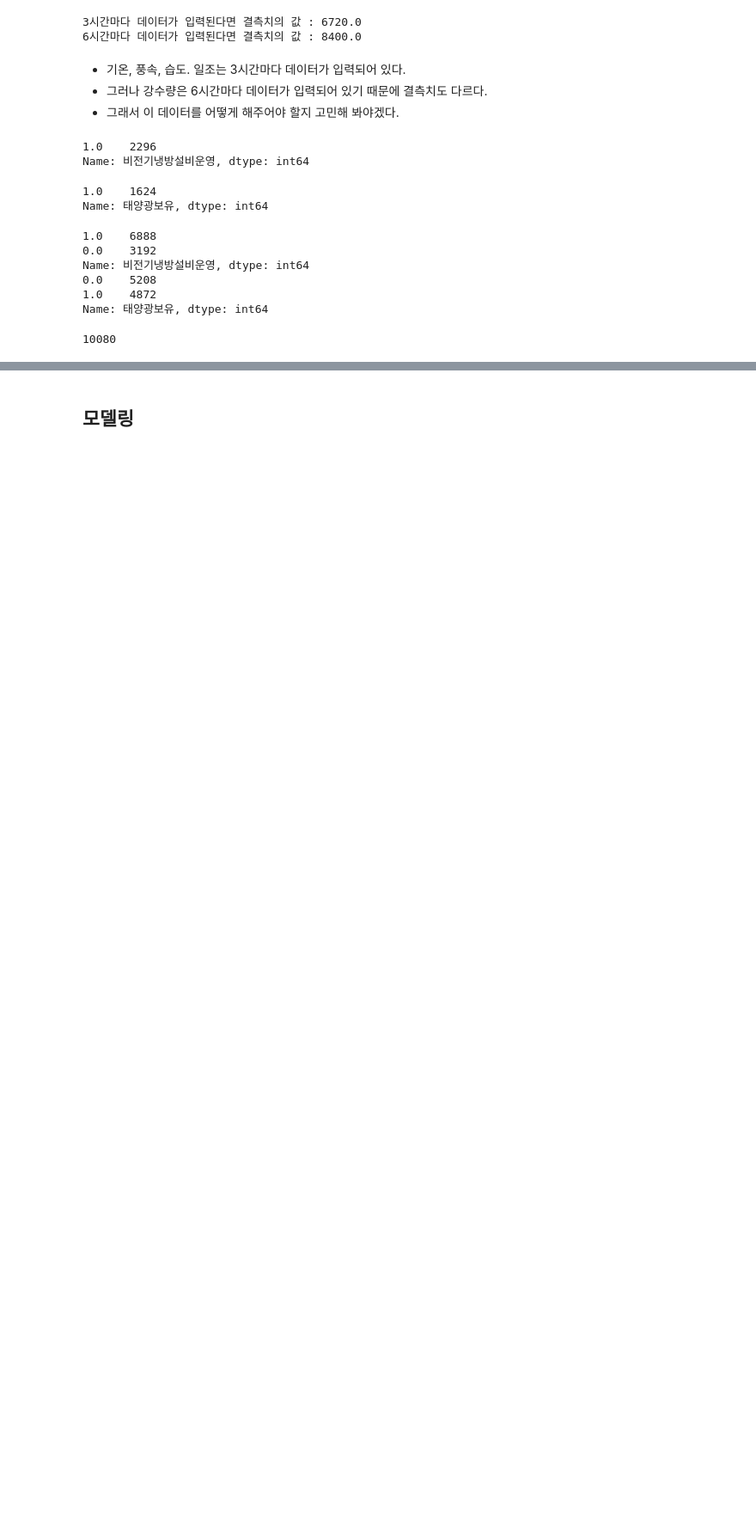
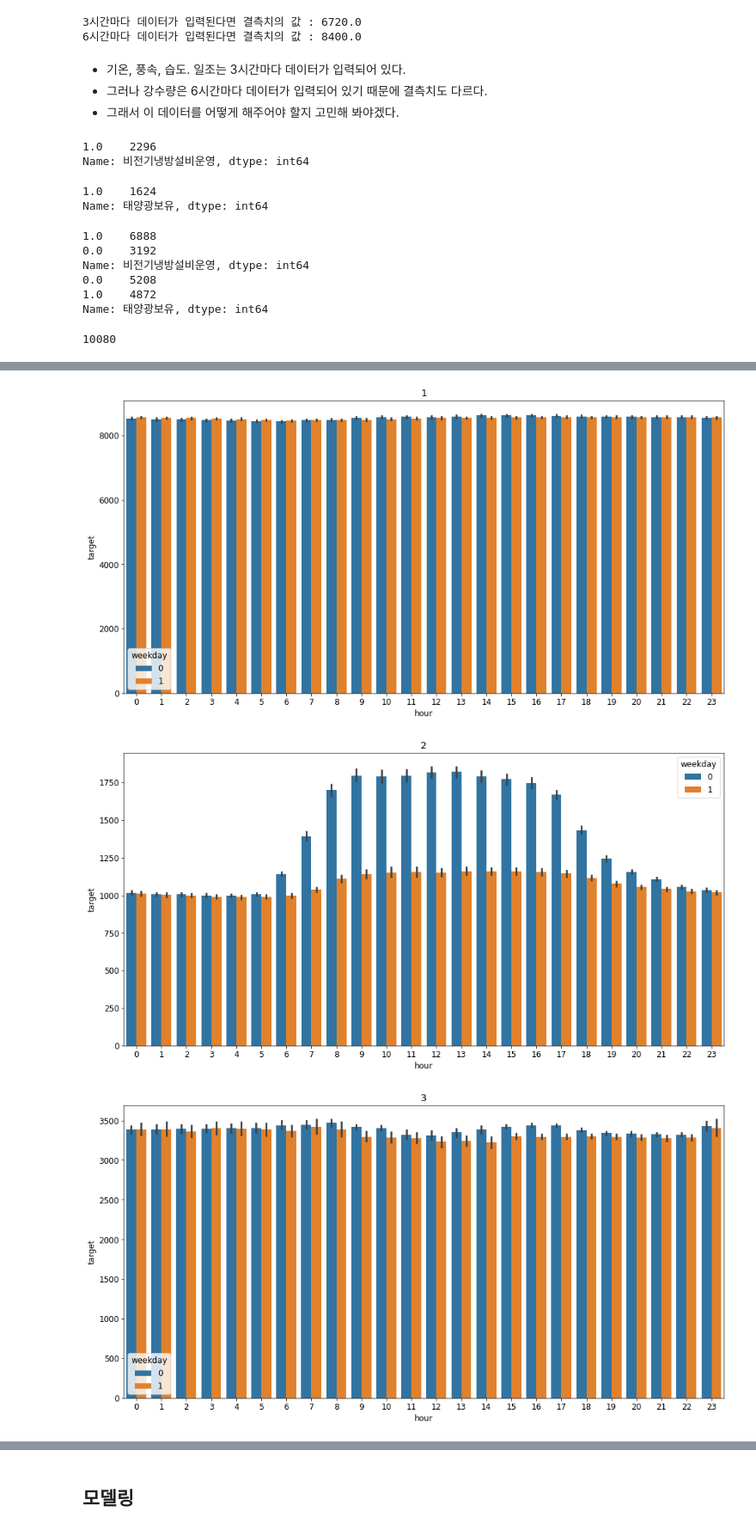
Before and after one commit to qkrwjdduf159/-, a Jupyter notebook: 데이콘/전력사용량 예측 AI 경진대회/전력 사용량 예측EDA.ipynb, the cells around one changed output, grey strips where cells are left out. Shown at 86% size. Drawn from its saved outputs; the diff is of its cells as text; code cells hidden in the pictures; blank space fills up the shorter version.

```diff
--- a/데이콘/전력사용량 예측 AI 경진대회/전력 사용량 예측EDA.ipynb
+++ b/데이콘/전력사용량 예측 AI 경진대회/전력 사용량 예측EDA.ipynb
@@ -680,0 +691,5 @@ sns.heatmap(train_corr, annot = True)
+# %%
+for i in train['num'].unique():
+  sns.scatterplot(data = train[train['num'] == i], x = '냉방도일', y = 'target', hue = 'weekday')
+  plt.title(f'{i}')
+  plt.show()
@@ -680,0 +698,10 @@ sns.heatmap(train_corr, annot = True)
+# %%
+# num으로 찍어본 결과 시간별로 차이가 극명하기 때문에 나눠주기 힘들 것 같다.
+for i in train['num'].unique():
+  sns.barplot(data = train[train['num'] == i], x = 'hour', y = 'target', hue = 'weekday')
+  plt.title(f'{i}')
+  plt.show()
+# %% [output]
+[figure, added]
+[figure, added]
+[figure, added]
```
Also changed, not shown: parts of 16 cells of this notebook.
